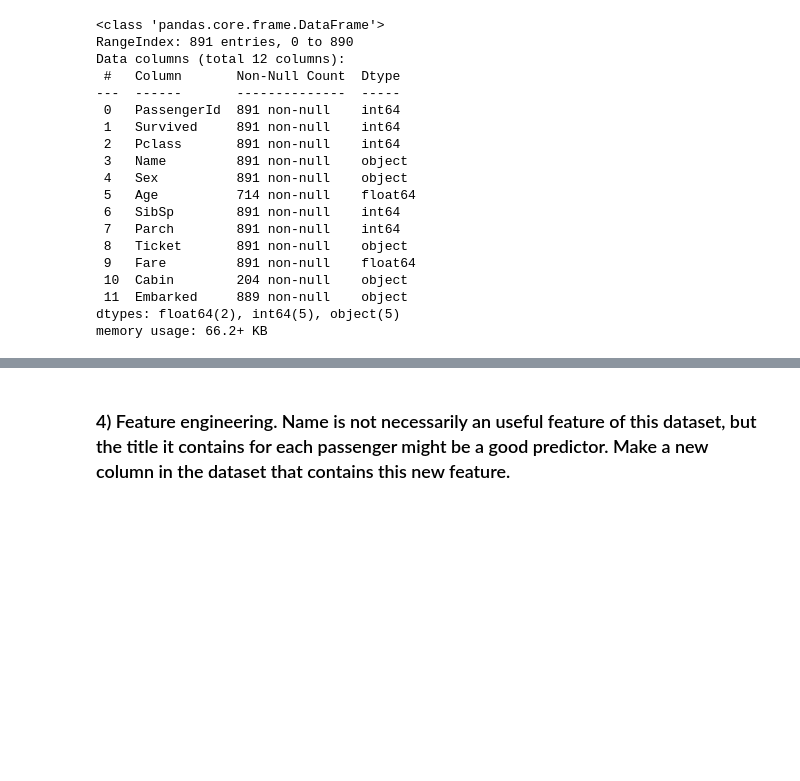
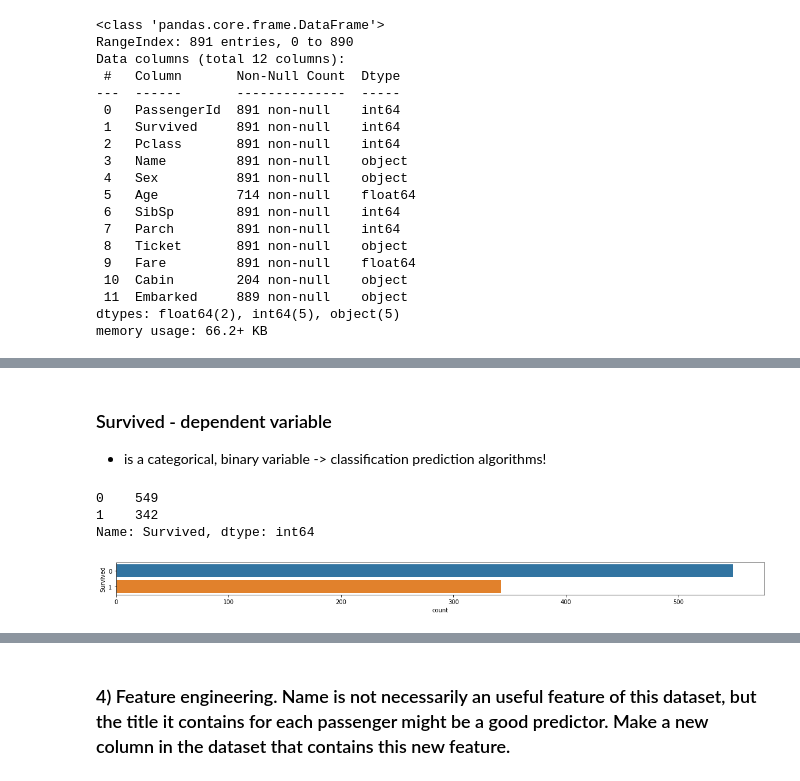
Before and after one commit to LauraZM9/Titanic-Kaggle, a Jupyter notebook: Titanic-EDA.ipynb, the cells around one changed output, grey strips where cells are left out. Cells and saved outputs as stored; diff of their text form; code cells hidden in the pictures; blank space fills up the shorter version.

```diff
--- a/Titanic-EDA.ipynb
+++ b/Titanic-EDA.ipynb
@@ -165,0 +98,15 @@ sns.countplot(data=train, x="Sex", hue="Pclass")
+# %%
+# make a copy of the data
+df =  train.copy()
+# %% [markdown]
+### Survived - dependent variable
+- is a categorical, binary variable -> classification prediction algorithms!
+# %%
+fig = plt.figure(figsize=(20,1))
+sns.countplot(data=df, y='Survived')
+df["Survived"].value_counts()
+# %% [output]
+0    549
+1    342
+Name: Survived, dtype: int64
+[figure, added]
```
Also changed, not shown: parts of 45 cells of this notebook.
